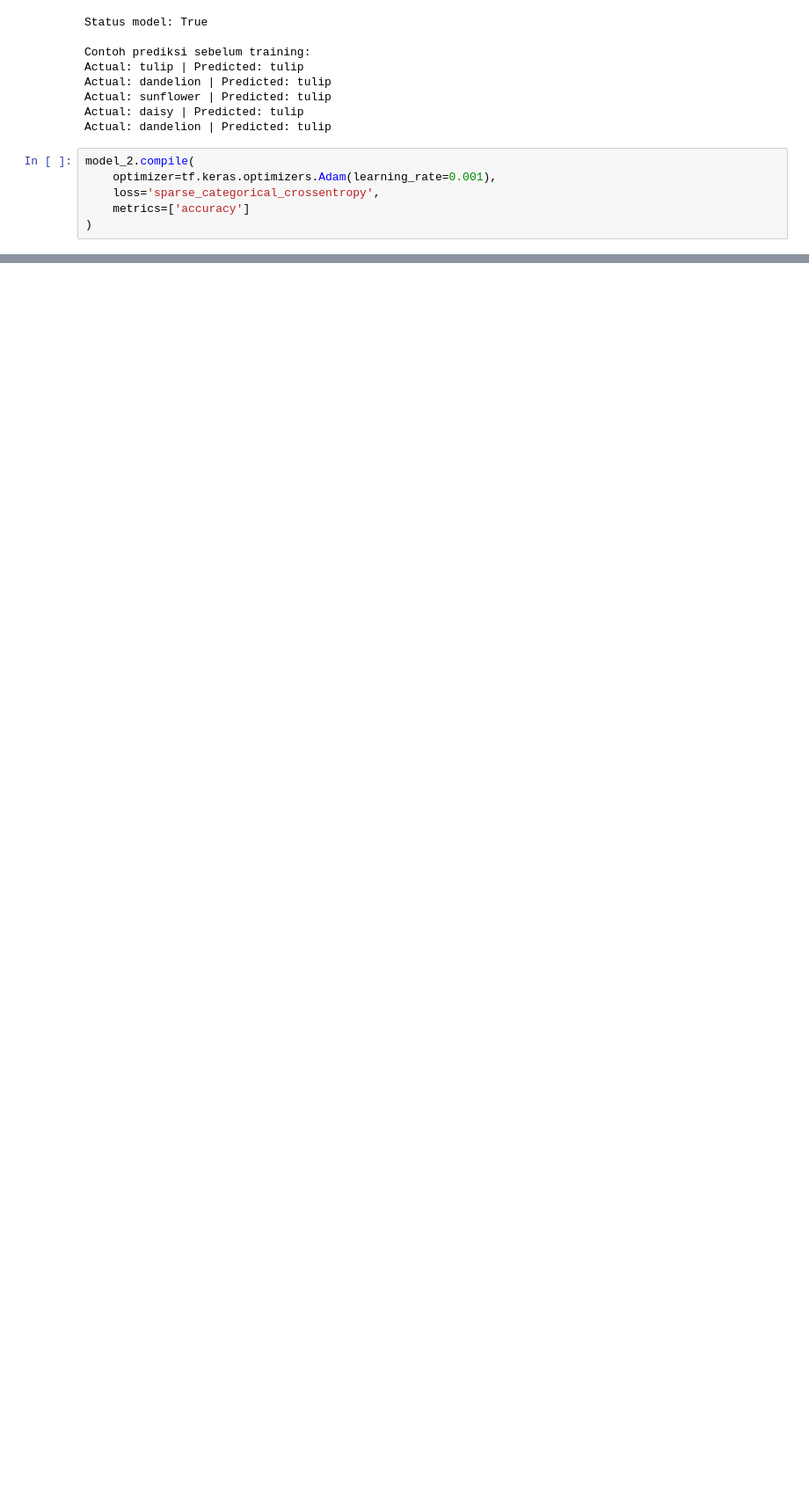
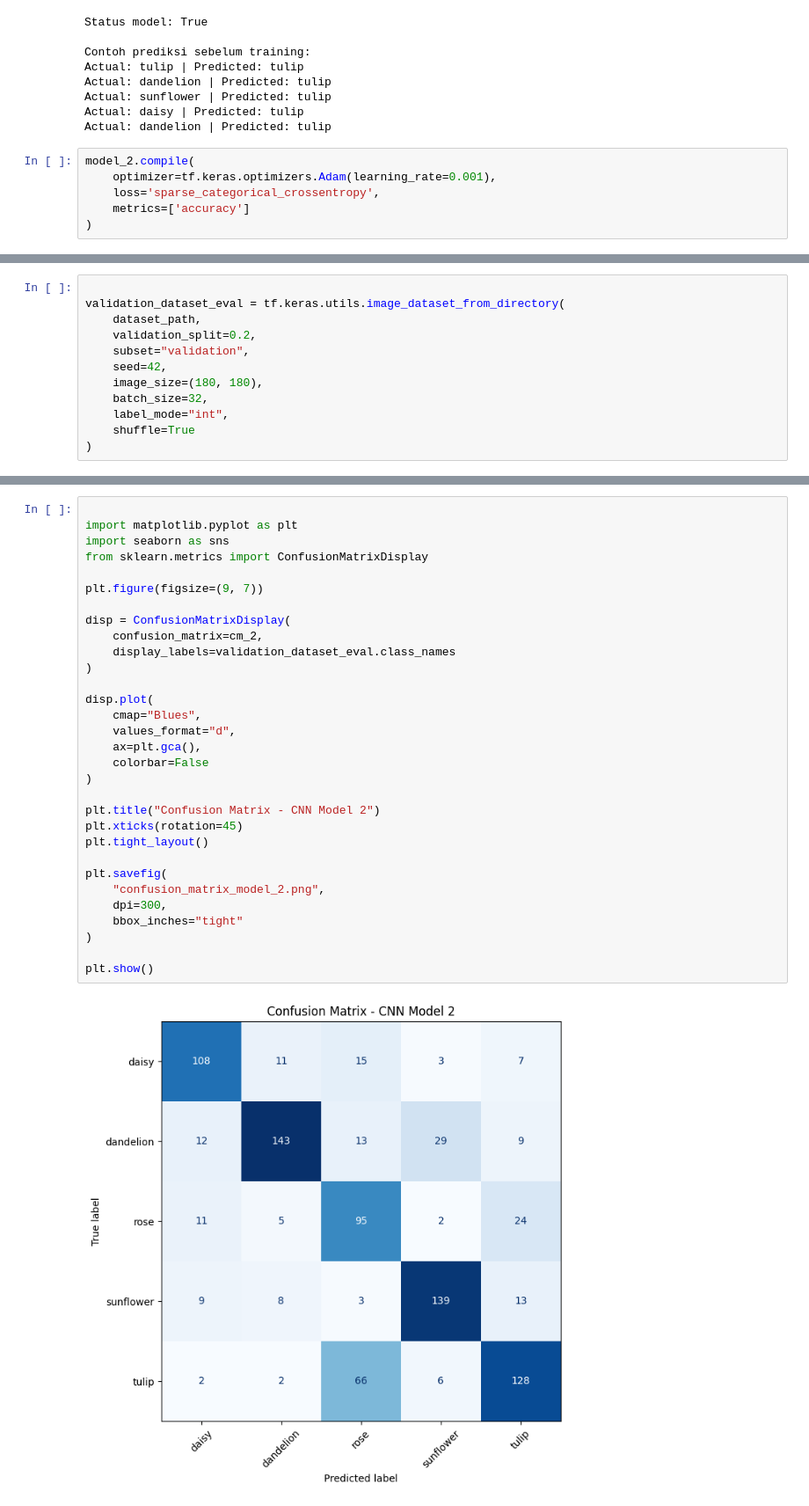
Before and after one commit to Alyaputri11/Flower-Classification-CNN, a Jupyter notebook: CODE.ipynb, the cells around one changed output, grey strips where cells are left out. Shown at 88% size. Drawn from its saved outputs; the diff is of its cells as text; blank space fills up the shorter version.

```diff
--- a/CODE.ipynb
+++ b/CODE.ipynb
@@ -1129,0 +1655,12 @@ Epoch 1/20
+# %%
+
+validation_dataset_eval = tf.keras.utils.image_dataset_from_directory(
+    dataset_path,
+    validation_split=0.2,
+    subset="validation",
+    seed=42,
+    image_size=(180, 180),
+    batch_size=32,
+    label_mode="int",
+    shuffle=True
+)
@@ -1129,0 +1734,33 @@ Epoch 1/20
+# %%
+
+import matplotlib.pyplot as plt
+import seaborn as sns
+from sklearn.metrics import ConfusionMatrixDisplay
+
+plt.figure(figsize=(9, 7))
+
+disp = ConfusionMatrixDisplay(
+    confusion_matrix=cm_2,
+    display_labels=validation_dataset_eval.class_names
+)
+
+disp.plot(
+    cmap="Blues",
+    values_format="d",
+    ax=plt.gca(),
+    colorbar=False
+)
+
+plt.title("Confusion Matrix - CNN Model 2")
+plt.xticks(rotation=45)
+plt.tight_layout()
+
+plt.savefig(
+    "confusion_matrix_model_2.png",
+    dpi=300,
+    bbox_inches="tight"
+)
+
+plt.show()
+# %% [output]
+[figure, added]
```
Also changed, not shown: parts of 21 cells of this notebook.
